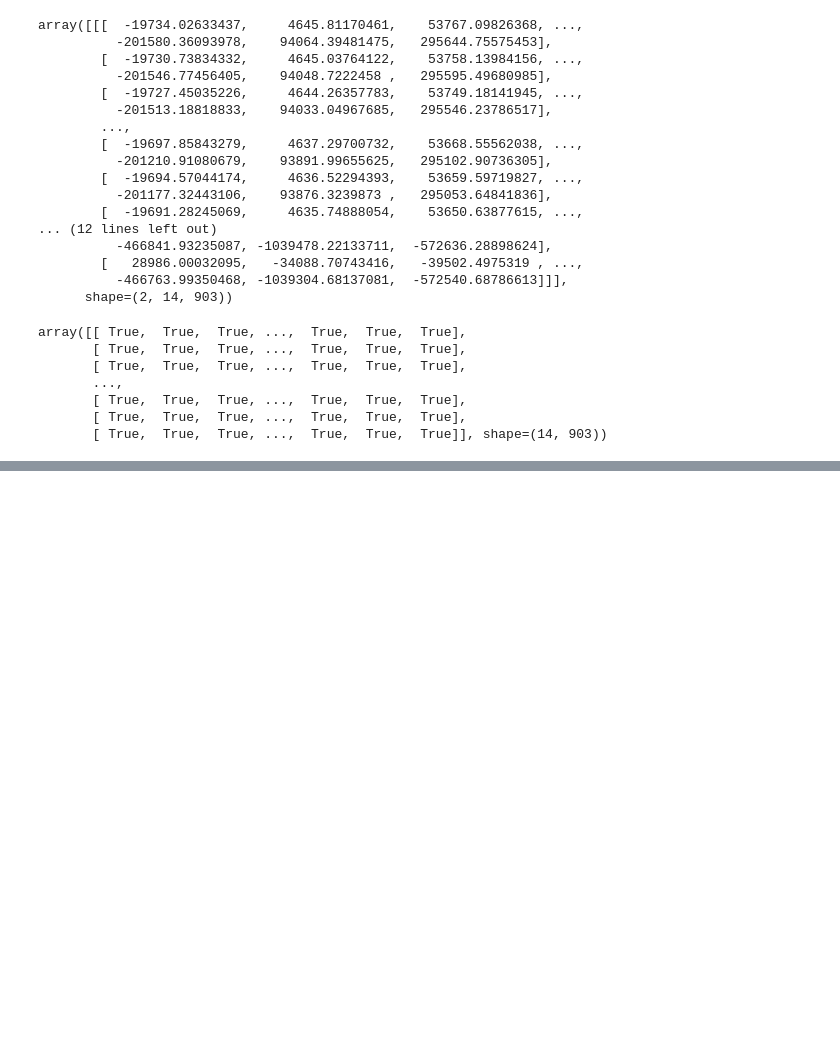
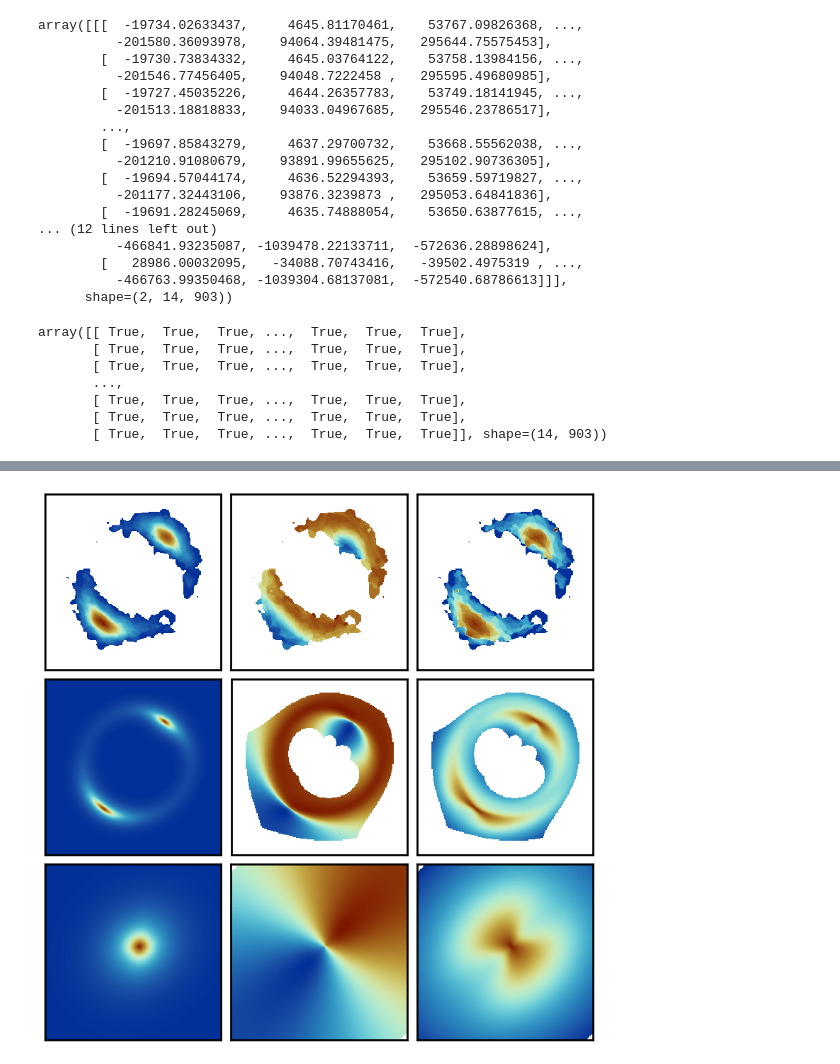
Before and after one commit to tjtakys/glint, a Jupyter notebook: examples/2-1_simobserve.ipynb, the cells around one changed output, grey strips where cells are left out. Drawn from its saved outputs; the diff is of its cells as text; code cells hidden in the pictures; blank space fills up the shorter version.

```diff
--- a/examples/2-1_simobserve.ipynb
+++ b/examples/2-1_simobserve.ipynb
@@ -893,0 +985,22 @@ np.savez(
+# %%
+# source model imageと moments mapの比較
+
+fig, ax = plt.subplots(3, 3, figsize=(10,10))
+fig.subplots_adjust(wspace=0.05, hspace=0.05)
+ax[0,0].imshow(mom0, origin='lower', cmap=cm.roma_r)
+ax[0,1].imshow(mom1, origin='lower', cmap=cm.roma_r)
+ax[0,2].imshow(mom2, origin='lower', cmap=cm.roma_r)
+ax[1,0].imshow(fits.getdata("./sim_imaging/sim_imaging.alma.cycle7.5.skymodel.mom0.fits"), origin='lower', cmap=cm.roma_r)
+ax[1,1].imshow(fits.getdata("./sim_imaging/sim_imaging.alma.cycle7.5.skymodel.mom1.fits"), origin='lower', cmap=cm.roma_r)
+ax[1,2].imshow(fits.getdata("./sim_imaging/sim_imaging.alma.cycle7.5.skymodel.mom2.fits"), origin='lower', cmap=cm.roma_r)
+ax[2,0].imshow(fits.getdata("./mock_source.mom0.fits"), origin='lower', cmap=cm.roma_r)
+ax[2,1].imshow(fits.getdata("./mock_source.mom1.fits"), origin='lower', cmap=cm.roma_r)
+ax[2,2].imshow(fits.getdata("./mock_source.mom2.fits"), origin='lower', cmap=cm.roma_r)
+
+# tick消す
+for a in ax.flat:
+    a.set_xticks([])
+    a.set_yticks([])
+plt.show()
+# %% [output]
+[figure, added]
```
Also changed, not shown: parts of 8 cells of this notebook.
